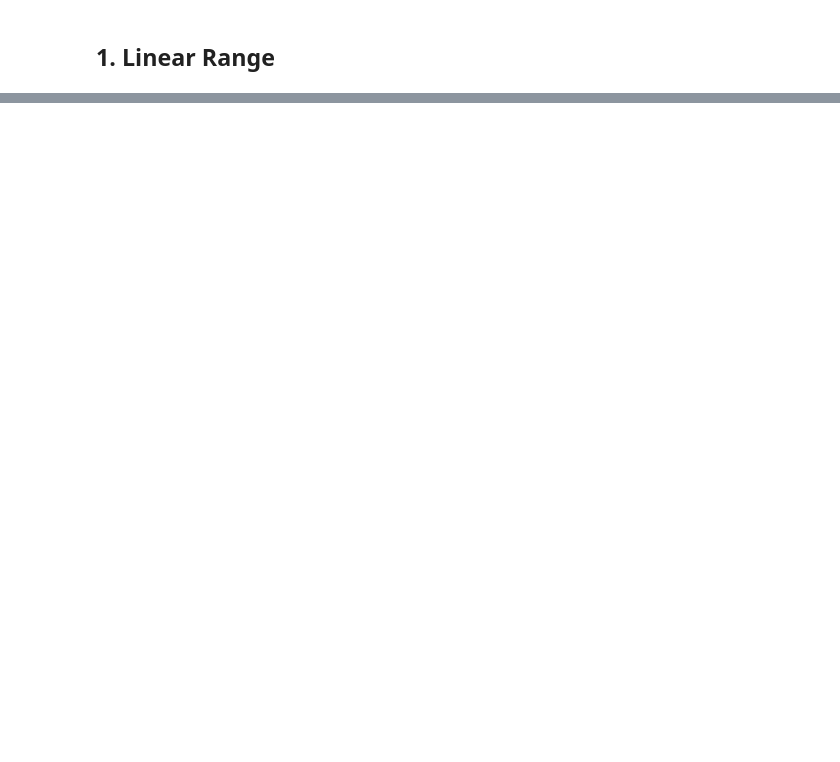
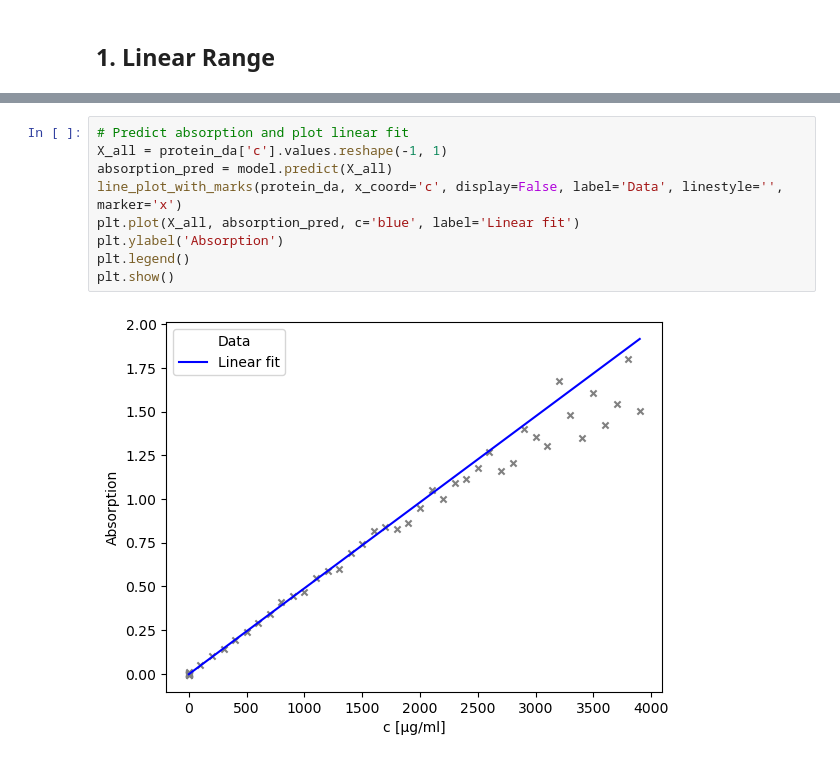
Before and after one commit to tonyzamyatin/mdgamls, a Jupyter notebook: UE1/UE1_CalibrationCurve/calibration.ipynb, the cells around one changed output, grey strips where cells are left out. Drawn from its saved outputs; the diff is of its cells as text; blank space fills up the shorter version.

```diff
--- a/UE1/UE1_CalibrationCurve/calibration.ipynb
+++ b/UE1/UE1_CalibrationCurve/calibration.ipynb
@@ -44,0 +165,11 @@ plt.show()
+# %%
+# Predict absorption and plot linear fit
+X_all = protein_da['c'].values.reshape(-1, 1)
+absorption_pred = model.predict(X_all)
+line_plot_with_marks(protein_da, x_coord='c', display=False, label='Data', linestyle='', marker='x')
+plt.plot(X_all, absorption_pred, c='blue', label='Linear fit')
+plt.ylabel('Absorption')
+plt.legend()
+plt.show()
+# %% [output]
+[figure, added]
```
Also changed, not shown: parts of 19 cells of this notebook, 2 other files.
